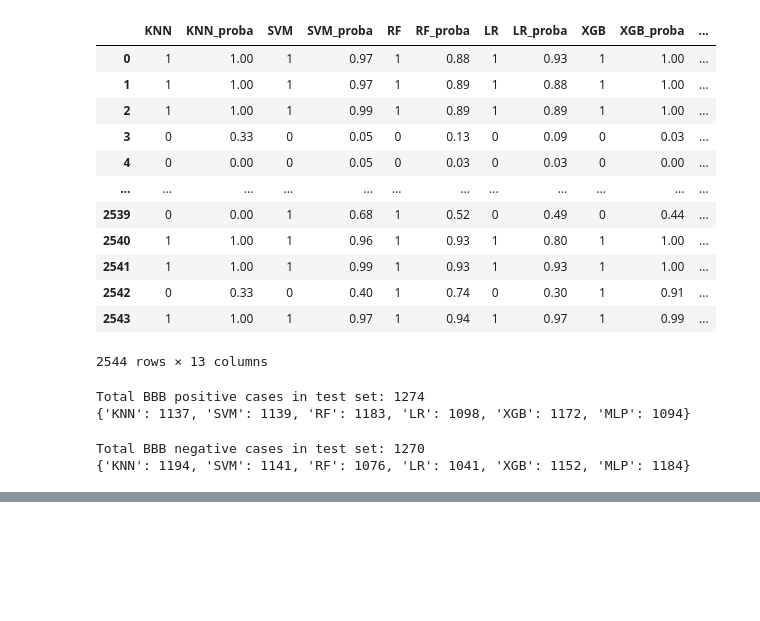
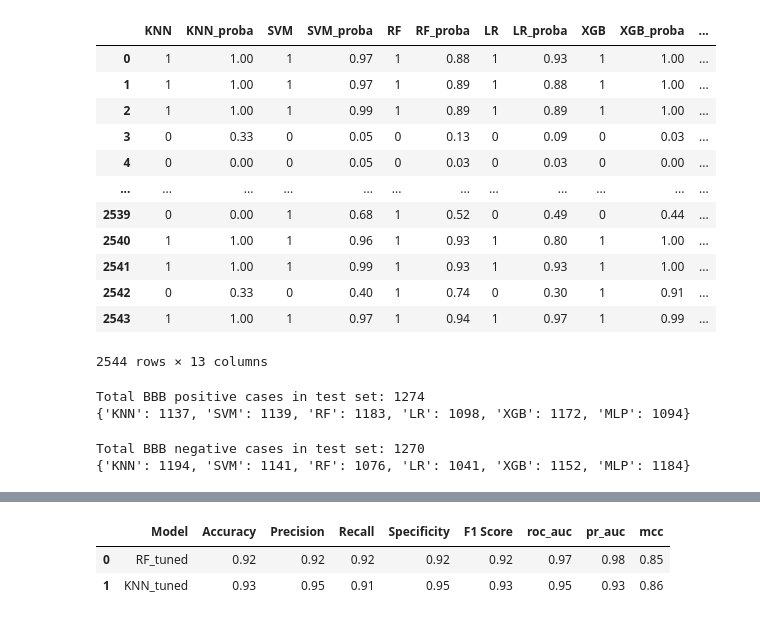
Before and after one commit to omicscodeathon/brainroute, a Jupyter notebook: notebooks/mtoralzml.ipynb, the cells around one changed output, grey strips where cells are left out. Drawn from its saved outputs; the diff is of its cells as text; code cells hidden in the pictures; blank space fills up the shorter version.

Commit message:
optimized knn, xgb and rf models and saved them

```diff
--- a/notebooks/mtoralzml.ipynb
+++ b/notebooks/mtoralzml.ipynb
@@ -840,0 +1078,40 @@ Total BBB negative cases in test set: 1270
+# %%
+# evaluate saved models on test data
+tuned_models = ['RF_tuned','KNN_tuned']
+load_models = {name: joblib.load(f'../output/models/{name}_model.pkl') for name in tuned_models }
+
+
+# Prepare test datat
+X_test = balanced_test_df.drop('BBB', axis=1).values
+y_test = balanced_test_df['BBB'].values
+
+val_results = []
+
+# Evaluate traditional ML models
+from sklearn.metrics import accuracy_score
+for name, model in load_models.items():
+    y_pred = model.predict(X_test)
+    y_proba = model.predict_proba(X_test)
+
+    cm = confusion_matrix(y_test, y_pred)
+    TN, FP, FN, TP = cm.ravel()
+    specificity = TN / (TN + FP) if (TN + FP) != 0 else 0
+
+    val_results.append({
+        'Model': name,
+        'Accuracy': accuracy_score(y_test, y_pred),
+        'Precision': precision_score(y_test, y_pred),
+        'Recall': recall_score(y_test, y_pred),
+        'Specificity': specificity,
+        'F1 Score': f1_score(y_test, y_pred),
+        'roc_auc': roc_auc_score(y_test, y_proba[:, 1]),
+        'pr_auc': average_precision_score(y_test, y_proba[:, 1]),
+        'mcc': matthews_corrcoef(y_test, y_pred)
+    })
+# %%
+val = pd.DataFrame(val_results)
+val
+# %% [output]
+|  | Model | Accuracy | Precision | Recall | Specificity | F1 Score | roc_auc | pr_auc | mcc |
+| 0 | RF_tuned | 0.92 | 0.92 | 0.92 | 0.92 | 0.92 | 0.97 | 0.98 | 0.85 |
+| 1 | KNN_tuned | 0.93 | 0.95 | 0.91 | 0.95 | 0.93 | 0.95 | 0.93 | 0.86 |
```
Also changed, not shown: parts of 10 cells of this notebook, 3 other files.
